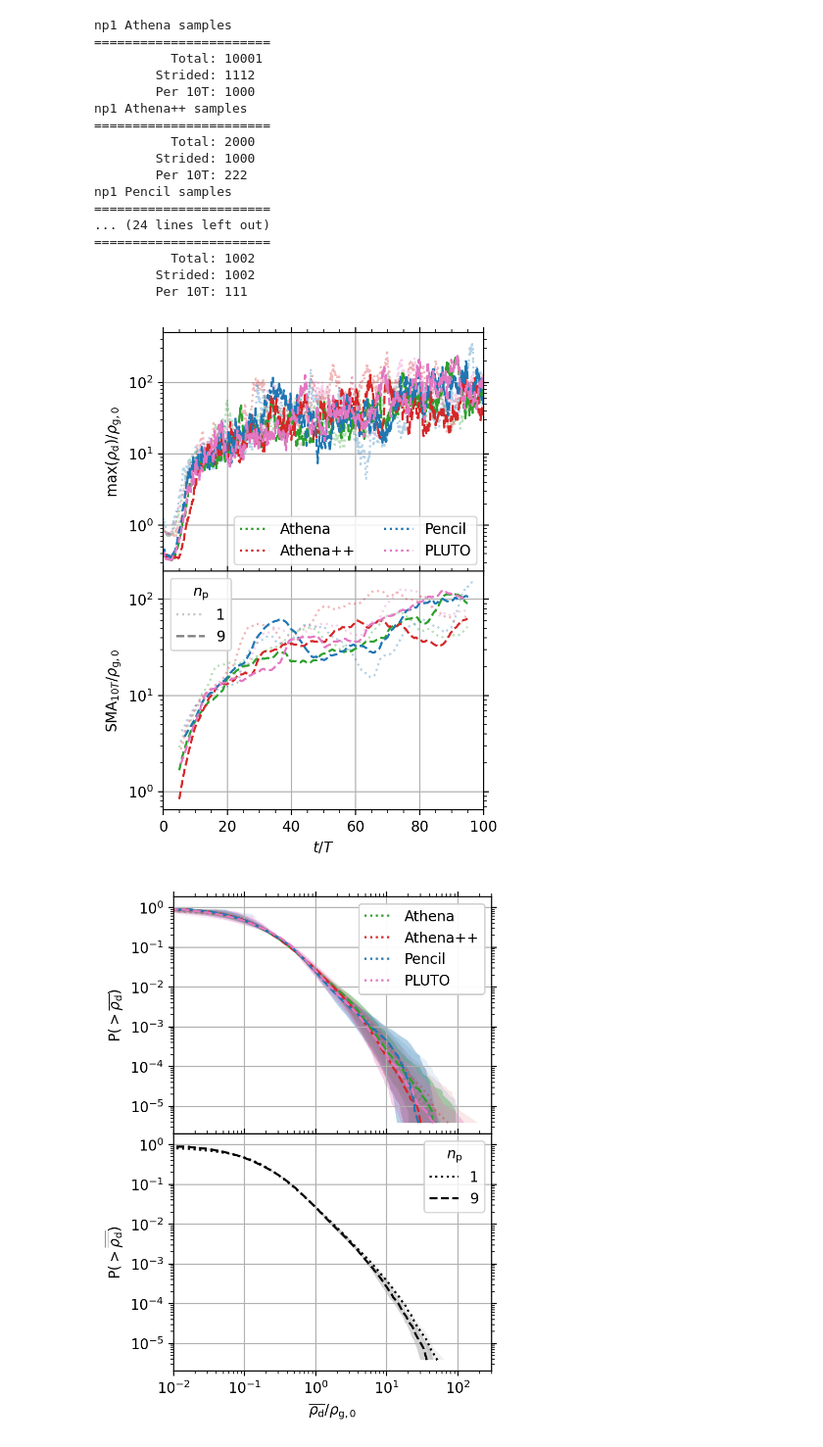
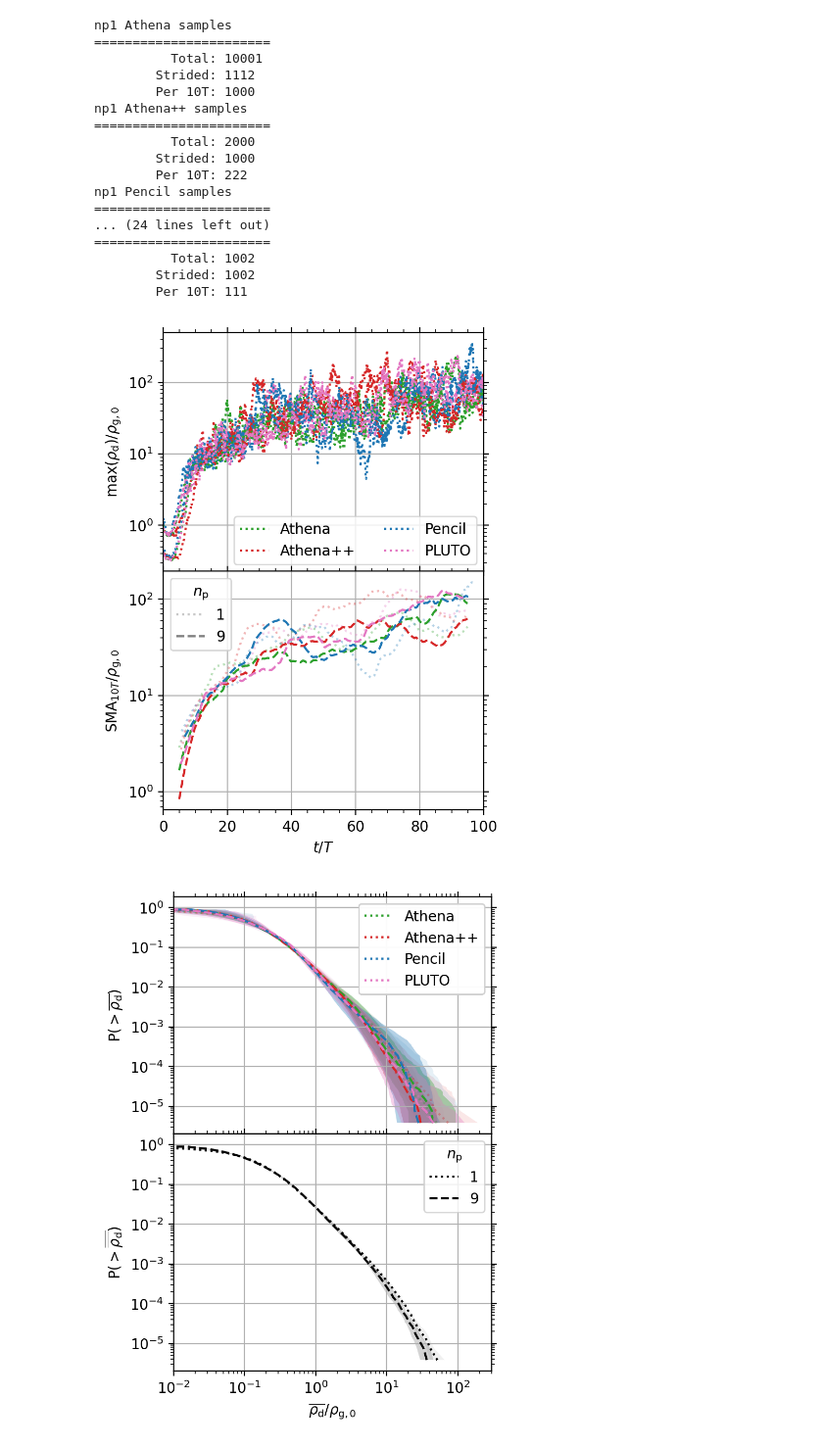
Before and after one commit to pfitsplus/sicc, a Jupyter notebook: unstratified/BA/512/BA-512-np9.ipynb, the cells around one changed output. Shown at 98% size. Drawn from its saved outputs; the diff is of its cells as text; code cells hidden in the pictures.

```diff
--- a/unstratified/BA/512/BA-512-np9.ipynb
+++ b/unstratified/BA/512/BA-512-np9.ipynb
@@ -33,7 +33,7 @@ runs = {
 #===============================================================================
 n_p = n_ps[-1]
 times = [5, 10, 20, 50, 100]
-vmin, vmax = 2e-2, 2e0 # BA CDF(rhop) > 90%; CDF(rhop) < 1%
+vmin, vmax = 2e-2, 2e0 # BA CDF(rhod) > 90%; CDF(rhod) < 1%
 nrows = 0
 for key, value in runs.items():
     for code in value['codes']:
@@ -57,8 +57,11 @@ for key, value in runs.items():
             snapshot = np.load(f'{path}/{time}.npz')
             x = snapshot['x']
             z = snapshot['z']
-            rhop = snapshot['rhop']
-            clip = np.clip(rhop, vmin, vmax)
+            try:
+                rhod = snapshot['rhod']
+            except KeyError:
+                print(code)
+            clip = np.clip(rhod, vmin, vmax)
             pcm = ax_grid[row+i].pcolormesh(x, z, clip, cmap='plasma',
                                             rasterized=True,
                                             norm=colors.LogNorm(vmin=vmin,
@@ -68,7 +71,7 @@ for key, value in runs.items():
 
 # Format plots
 x1 = ax_grid[-1].get_position().x1 - 0.112
-plt.colorbar(pcm, orientation='horizontal', shrink=0.119, anchor=(x1, -0.25),
+plt.colorbar(pcm, orientation='horizontal', shrink=0.119, anchor=(x1, -0.2),
              label=r'$\rho_\mathrm{d}/\rho_\mathrm{g,0}$')
 bot_left = len(ax_grid)-len(times)
 ax_grid[bot_left].set(xlabel=r'$x/H_\mathrm{g}$', ylabel=r'$z/H_\mathrm{g}$')
@@ -116,12 +119,15 @@ for n_p in n_ps:
             step = len(t)//n_min
             if step < 2:
                 step = 1 if len(t)%n_min/n_min < 0.5 else 2
-            axs[0].plot(t[::step], data['maxrhop'][::step], alpha=alpha,
-                        c=color, ls=ls)
+            try:
+                axs[0].plot(t[::step], data['maxrhod'][::step], c=color,
+                            ls=value['ls'])
+            except KeyError:
+                print(code)
             # SMA
             window = len(t)//int(t[-1]/dt)
             print_samples(n_p, code, t, step, dt, window) if diag else None
-            df = pd.DataFrame(data=data['maxrhop'], index=t)
+            df = pd.DataFrame(data=data['maxrhod'], index=t)
             df['sma'] = df.rolling(window, center=True).mean()
             axs[1].plot(df['sma'], alpha=alpha, c=color, ls=ls)
 
@@ -139,34 +145,34 @@ for ax in axs:
     ax.grid()
     ax.minorticks_on()
     ax.set(yscale='log')
     ax.tick_params(axis='both', which='both', top=True, right=True)
 axs[0].set(ylabel=rf'$\max(\rho_\mathrm{{d}})/\rho_\mathrm{{g,0}}$')
 axs[1].set(xlabel=r'$t/T$', xlim=(0, 100), #ylim=(3e-2, 3e2),
            ylabel=rf'$\mathrm{{SMA}}_{{{dt}T}}/\rho_\mathrm{{g,0}}$')
 fig.subplots_adjust(hspace=0)
 plt.savefig(f'figs/{problem}-{res}-{n_p}_time_series.pdf', bbox_inches='tight',
             pad_inches=0.01)
 plt.savefig(f'figs/{problem}-{res}-{n_p}_time_series.png', dpi=600, bbox_inches='tight',
             pad_inches=0.01)
 # %% [output]
 np1 Athena samples
 =======================
           Total: 10001
         Strided: 1112
         Per 10T: 1000
 np1 Athena++ samples
 =======================
           Total: 2000
         Strided: 1000
         Per 10T: 222
 np1 Pencil samples
 =======================
 ... (24 lines left out)
 =======================
           Total: 1002
         Strided: 1002
         Per 10T: 111
-[figure, old version]
+[figure, new version]
 # %%
 #===============================================================================
 times = [20, 50, 100]  # [T]
```
Also changed, not shown: parts of 11 cells of this notebook, 1 other file.
